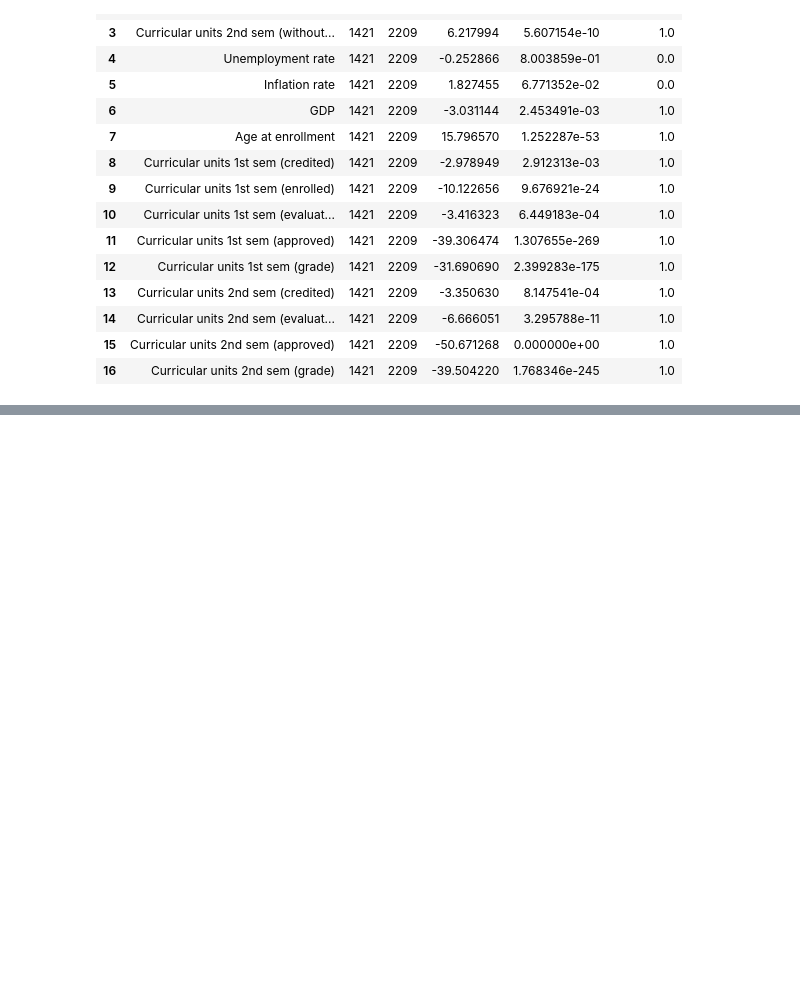
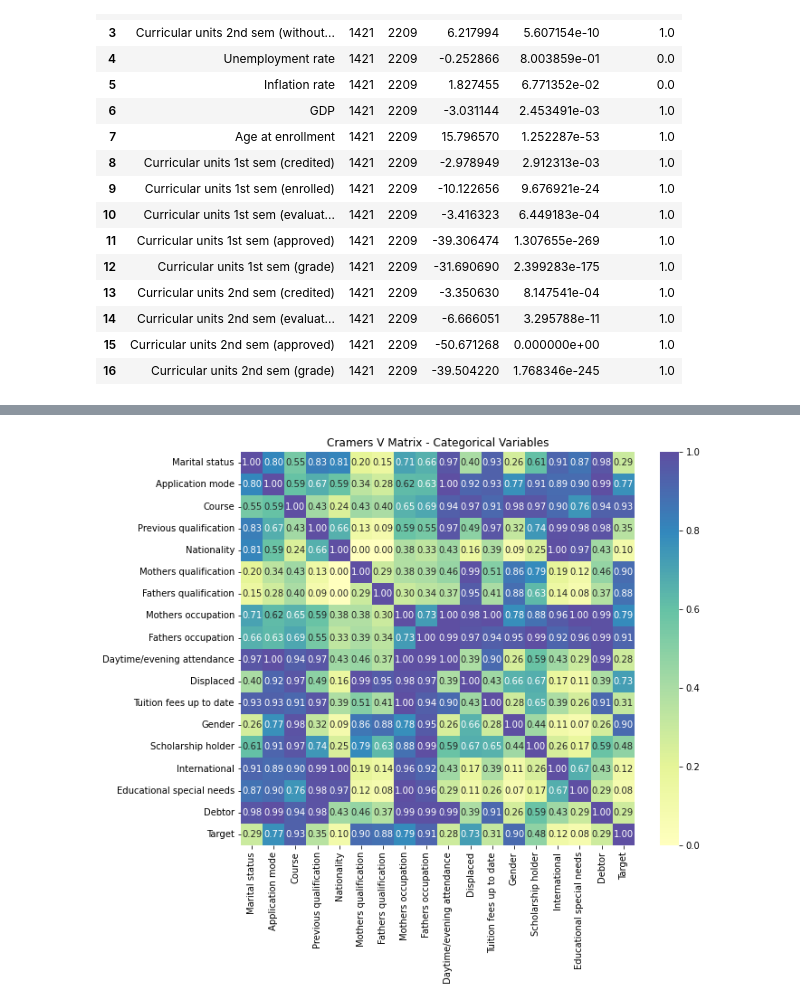
Before and after one commit to KatiaAlbito/university_dropout, a Jupyter notebook: data_exploration.ipynb, the cells around one changed output, grey strips where cells are left out. Saved outputs shown, nothing was run; the diff lists cells and outputs as text; code cells hidden in the pictures; blank space fills up the shorter version.

```diff
--- a/data_exploration.ipynb
+++ b/data_exploration.ipynb
@@ -202,0 +213,8 @@ plt.show()
+# %%
+# Categorical Matrix
+# Generate Cramer's V association plot
+fig, ax2 = plt.subplots(figsize=(10, 8))
+cramers_v = associations(df0_names[cat_vars], nom_nom_assoc='cramer', cmap='Spectral', ax=ax2, title='Cramers V Matrix - Categorical Variables')
+plt.show()
+# %% [output]
+[figure, added]
```
Also changed, not shown: parts of 11 cells of this notebook.
